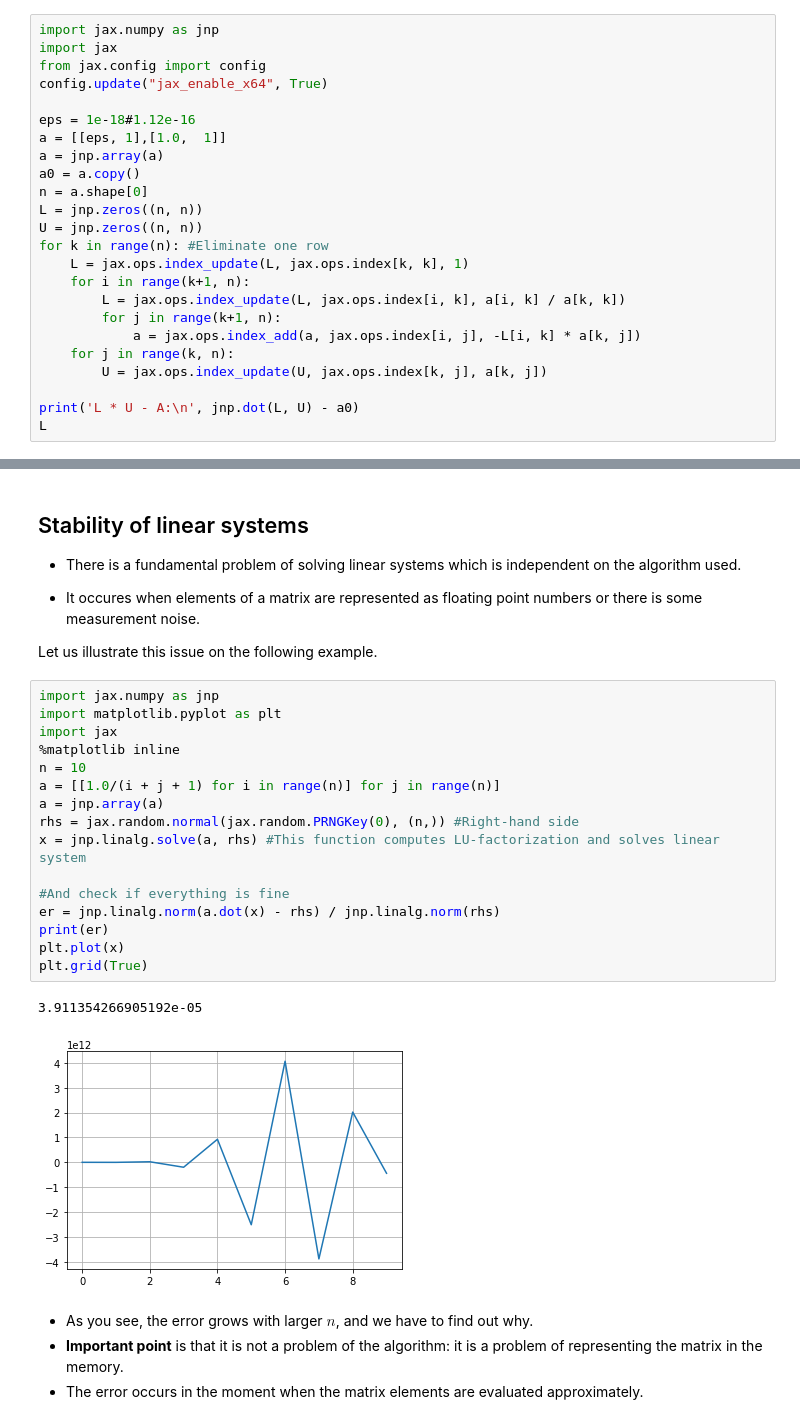
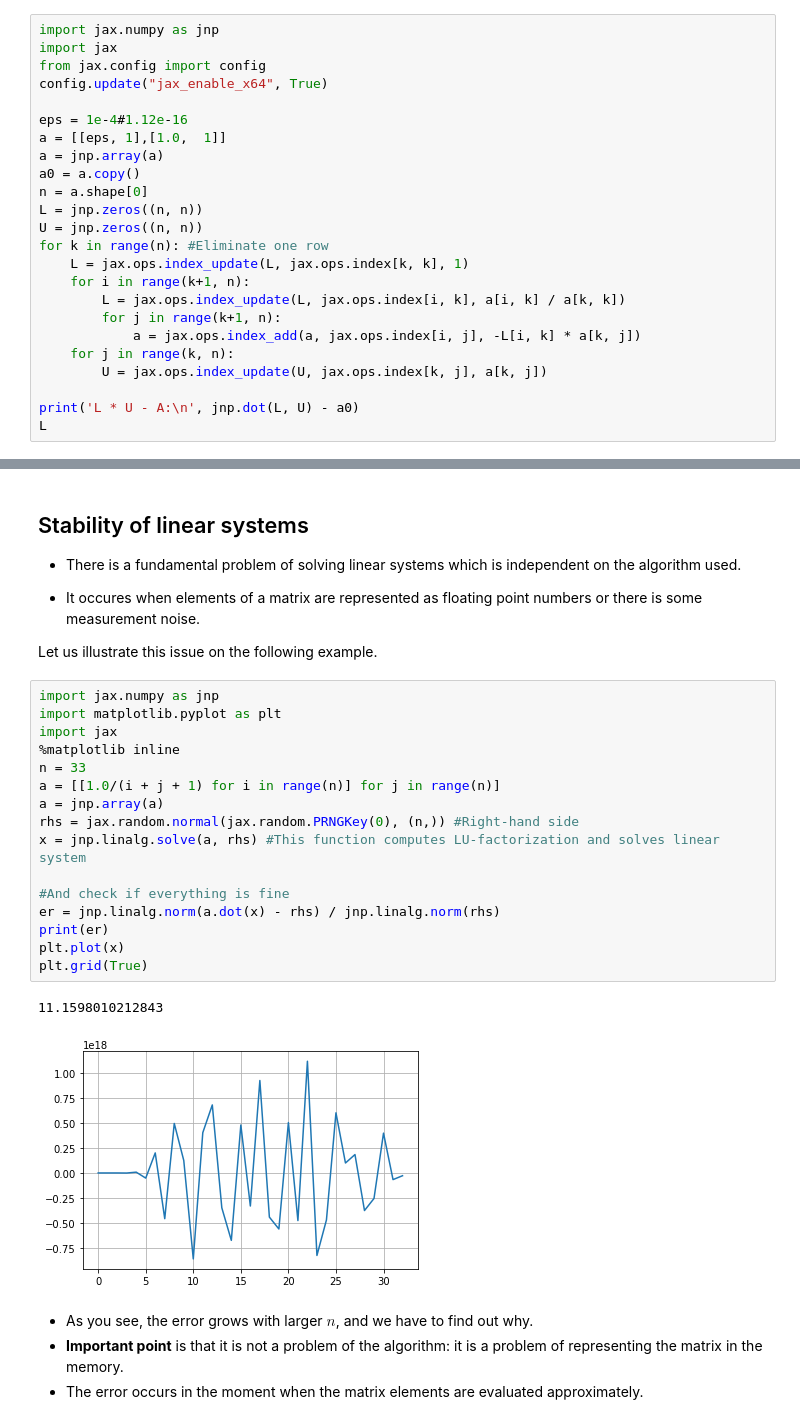
Before and after one commit to oseledets/nla2020, a Jupyter notebook: lectures/lecture5/lecture-5.ipynb, the cells around one changed output, grey strips where cells are left out. Cells and saved outputs as stored; diff of their text form.

```diff
--- a/lectures/lecture5/lecture-5.ipynb
+++ b/lectures/lecture5/lecture-5.ipynb
@@ -299,7 +299,7 @@ import jax
 from jax.config import config
 config.update("jax_enable_x64", True)
 
-eps = 1e-18#1.12e-16
+eps = 1e-4#1.12e-16
 a = [[eps, 1],[1.0,  1]]
 a = jnp.array(a)
 a0 = a.copy()
@@ -357,22 +357,22 @@ Let us illustrate this issue on the following example.
 # %%
 import jax.numpy as jnp
 import matplotlib.pyplot as plt
 import jax
 %matplotlib inline
-n = 10
+n = 33
 a = [[1.0/(i + j + 1) for i in range(n)] for j in range(n)]
 a = jnp.array(a)
 rhs = jax.random.normal(jax.random.PRNGKey(0), (n,)) #Right-hand side
 x = jnp.linalg.solve(a, rhs) #This function computes LU-factorization and solves linear system
 
 #And check if everything is fine
 er = jnp.linalg.norm(a.dot(x) - rhs) / jnp.linalg.norm(rhs)
 print(er)
 plt.plot(x)
 plt.grid(True)
 # %% [output]
-3.911354266905192e-05
+11.1598010212843
-[figure, old version]
+[figure, new version]
 # %% [markdown]
 - As you see, the error grows with larger $n$, and we have to find out why.
 - **Important point** is that it is not a problem of the algorithm: it is a problem of representing the matrix in the memory.
```
Also changed, not shown: parts of 2 cells of this notebook, 2 other files.
